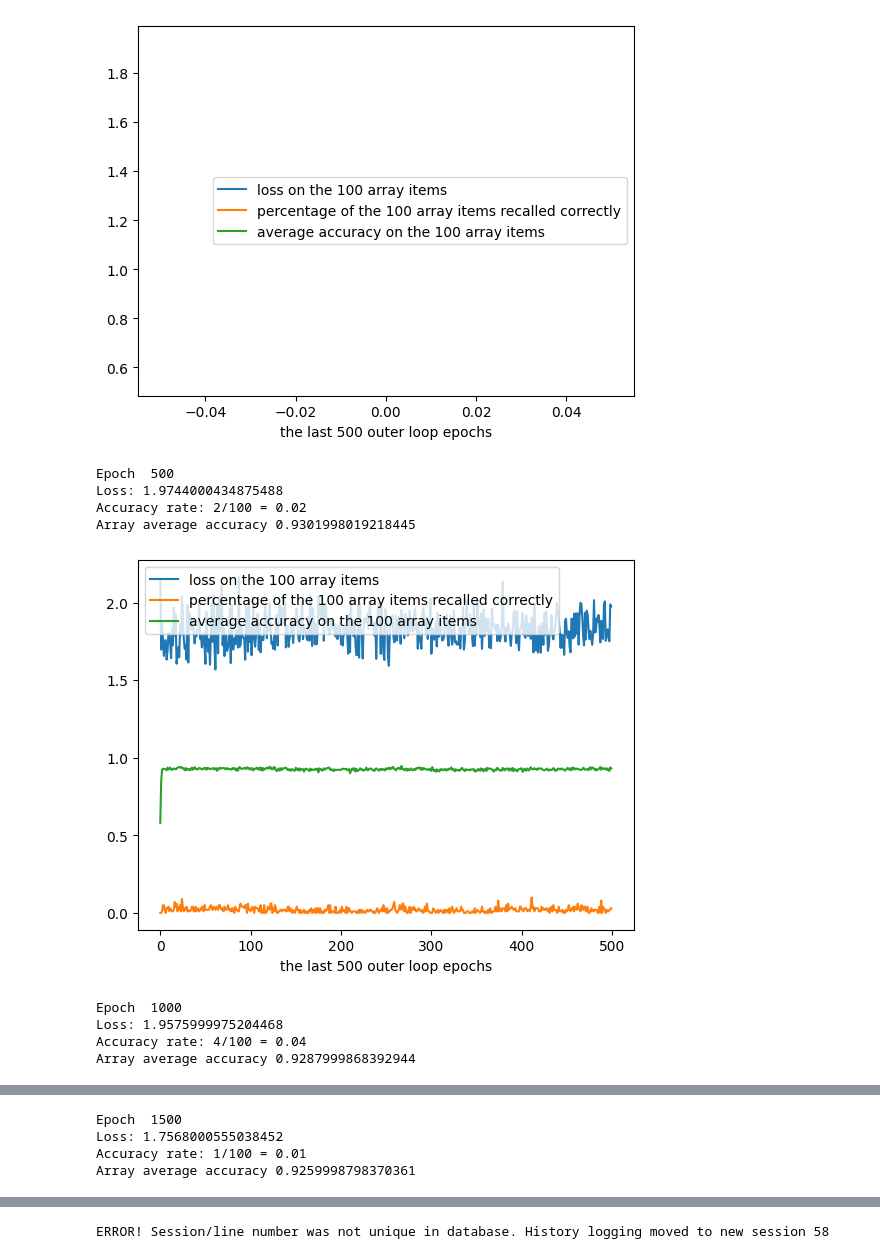
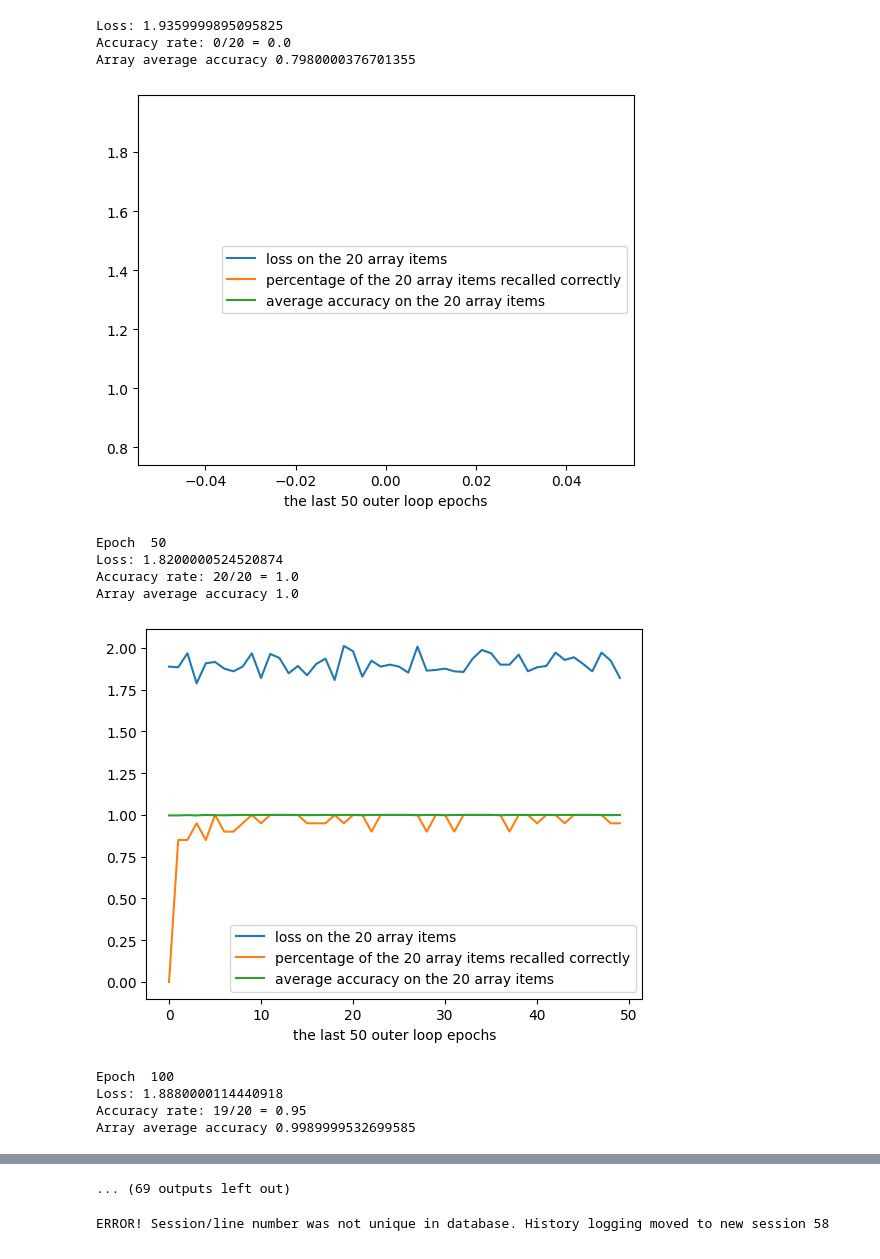
Before and after one commit to andrzeng/SparseMemoryHippo, a Jupyter notebook: metanetwork-datset/Metanetwork-dataset-generator.ipynb, the cells around one changed output, grey strips where cells are left out. Drawn from its saved outputs; the diff is of its cells as text; code cells hidden in the pictures.

```diff
--- a/metanetwork-datset/Metanetwork-dataset-generator.ipynb
+++ b/metanetwork-datset/Metanetwork-dataset-generator.ipynb
@@ -322,12 +371,12 @@ def update_focus_array():
 loader = DataLoader(high_corr_data_len10, batch_size=1, shuffle=True)
 
 focus_array = []
-ARRAY_LEN = 100
+ARRAY_LEN = 20
 for i in range(ARRAY_LEN):
     focus_array.append(next(iter(loader)))
 
 
-model = Autoencoder(50,30)
+model = Autoencoder(50,20)
 optimizer = torch.optim.Adam(model.parameters(), lr=1e-2, weight_decay=1e-2)
 
 loss_function = nn.MSELoss()
@@ -335,9 +384,9 @@ loss_function = nn.MSELoss()
 output_data = train(model=model,
       optimizer=optimizer,
       loss_function=loss_function,
-      outer_loop_epochs=200000,
-      inner_loop_epochs=70,
+      outer_loop_epochs=2000,
+      inner_loop_epochs=150,
       reset_ratio=0.3,
-      report_interval=500
+      report_interval=50
      )
 # %% [output]
@@ -349,10 +395,13 @@ Array average accuracy 0.5528003573417664
+Loss: 1.9359999895095825
+Accuracy rate: 0/20 = 0.0
+Array average accuracy 0.7980000376701355
-[figure, old version]
+[figure, new version]
-Epoch  500
-Loss: 1.9744000434875488
-Accuracy rate: 2/100 = 0.02
-Array average accuracy 0.9301998019218445
+Epoch  50
+Loss: 1.8200000524520874
+Accuracy rate: 20/20 = 1.0
+Array average accuracy 1.0
-[figure, old version]
+[figure, new version]
-Epoch  1000
-Loss: 1.9575999975204468
-Accuracy rate: 4/100 = 0.04
-Array average accuracy 0.9287999868392944
+Epoch  100
+Loss: 1.8880000114440918
+Accuracy rate: 19/20 = 0.95
+Array average accuracy 0.9989999532699585
@@ -360,4 +408,0 @@ Array average accuracy 0.9287999868392944
-Epoch  1500
-Loss: 1.7568000555038452
-Accuracy rate: 1/100 = 0.01
-Array average accuracy 0.9259998798370361
@@ -376 +423,2 @@ Array average accuracy 0.9209997653961182
+... (69 outputs left out)
 # %%
```
Also changed, not shown: parts of 5 cells of this notebook.
